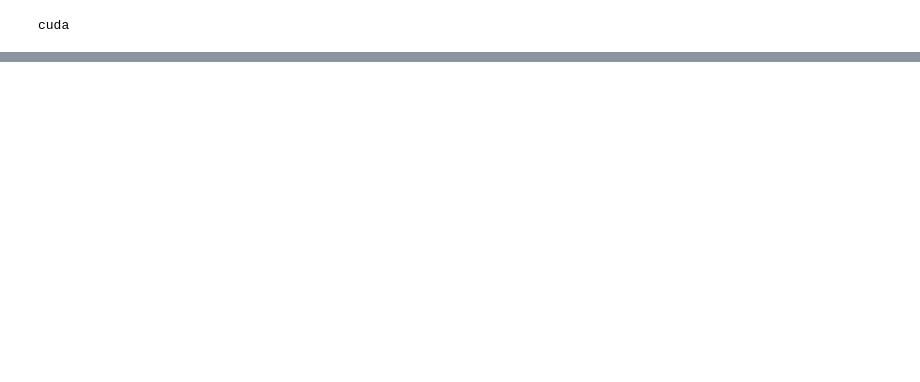
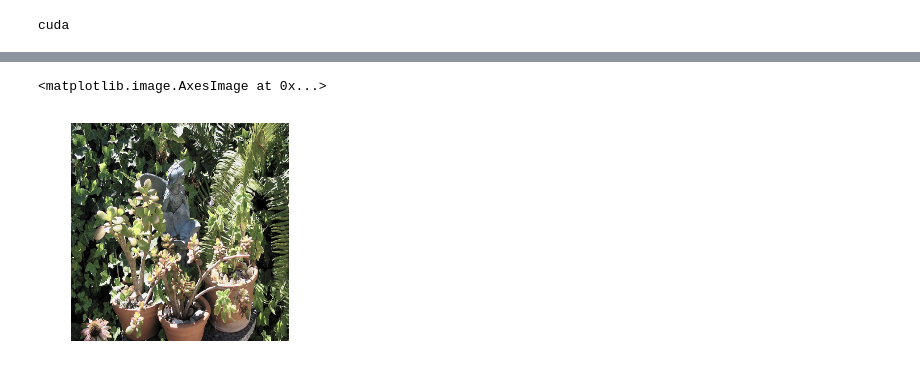
Before and after one commit to johnnyguitarhero/ECE285_crispybacon, a Jupyter notebook: Project.ipynb, the cells around one changed output, grey strips where cells are left out. Saved outputs shown, nothing was run; the diff lists cells and outputs as text; code cells hidden in the pictures; blank space fills up the shorter version.

```diff
--- a/Project.ipynb
+++ b/Project.ipynb
@@ -18,7 +20,8 @@ print(device)
 # %% [output]
 cuda
 # %%
-dataset_root_dir = '/datasets/ee285f-public/PascalVOC2012'
+# dataset_root_dir = '/datasets/ee285f-public/PascalVOC2012'
+dataset_root_dir = 'VOCdevkit/VOC2012/'
 # %%
 class VOCDataset(td.Dataset):
 
@@ -108,0 +141,16 @@ class VOCDataset(td.Dataset):
+# %%
+def myimshow(image, ax=plt):
+    image = image.to('cpu').numpy()
+    image = np.moveaxis(image, [0, 1, 2], [2, 0, 1])
+    image = (image + 1) / 2
+    image[image < 0] = 0
+    image[image > 1] = 1
+    h = ax.imshow(image)
+    ax.axis('off')
+    return h
+# %%
+train_set = VOCDataset(dataset_root_dir)
+img, target = train_set[random.randint(0, len(train_set))]
+myimshow(img)
+print(target.shape)
+print(target[3][3])
@@ -108,0 +164,7 @@ class VOCDataset(td.Dataset):
+# %%
+val_set = VOCDataset(dataset_root_dir, mode='val')
+img, target = train_set[random.randint(0, len(train_set))]
+myimshow(img)
+# %% [output]
+<matplotlib.image.AxesImage at 0x...>
+[figure, added]
```
Also changed, not shown: parts of 10 cells of this notebook, 1 other file.
